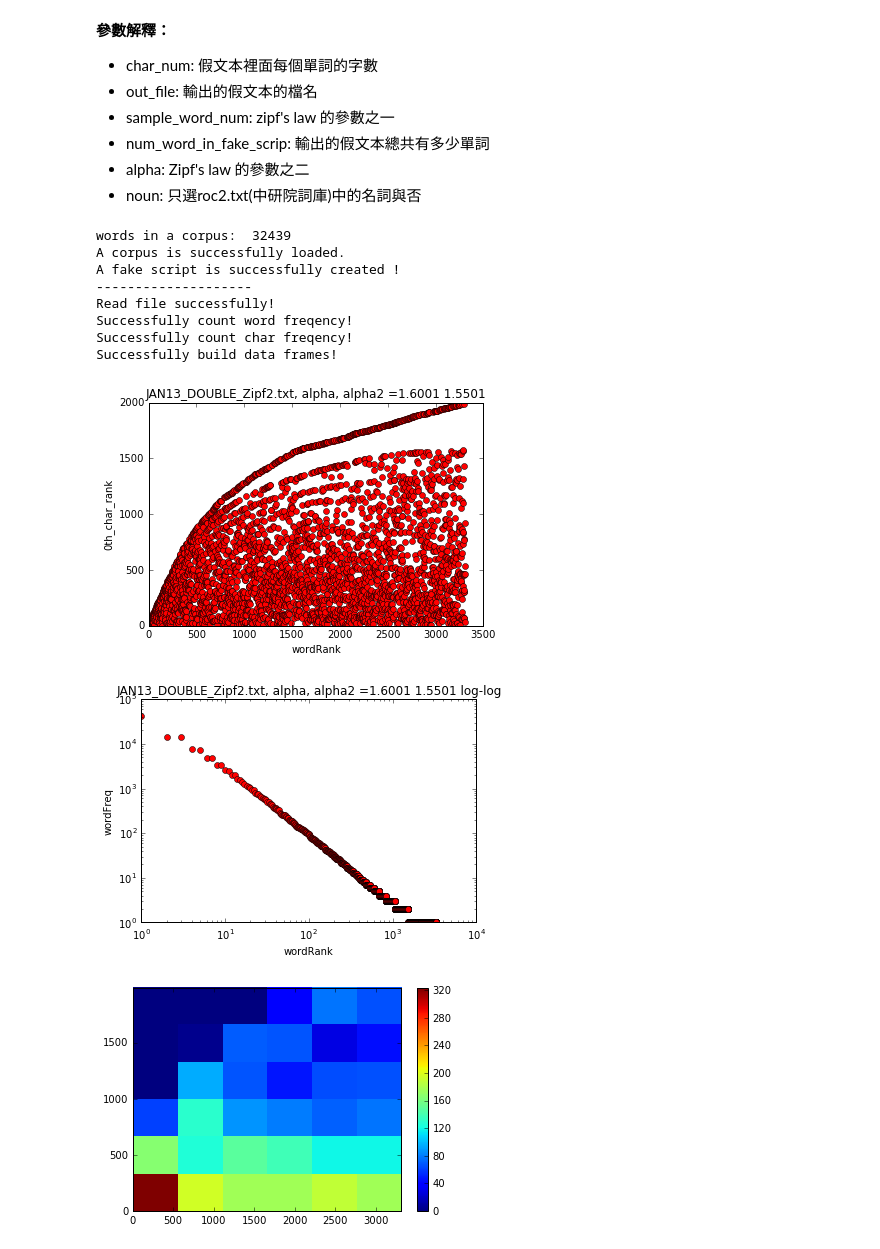
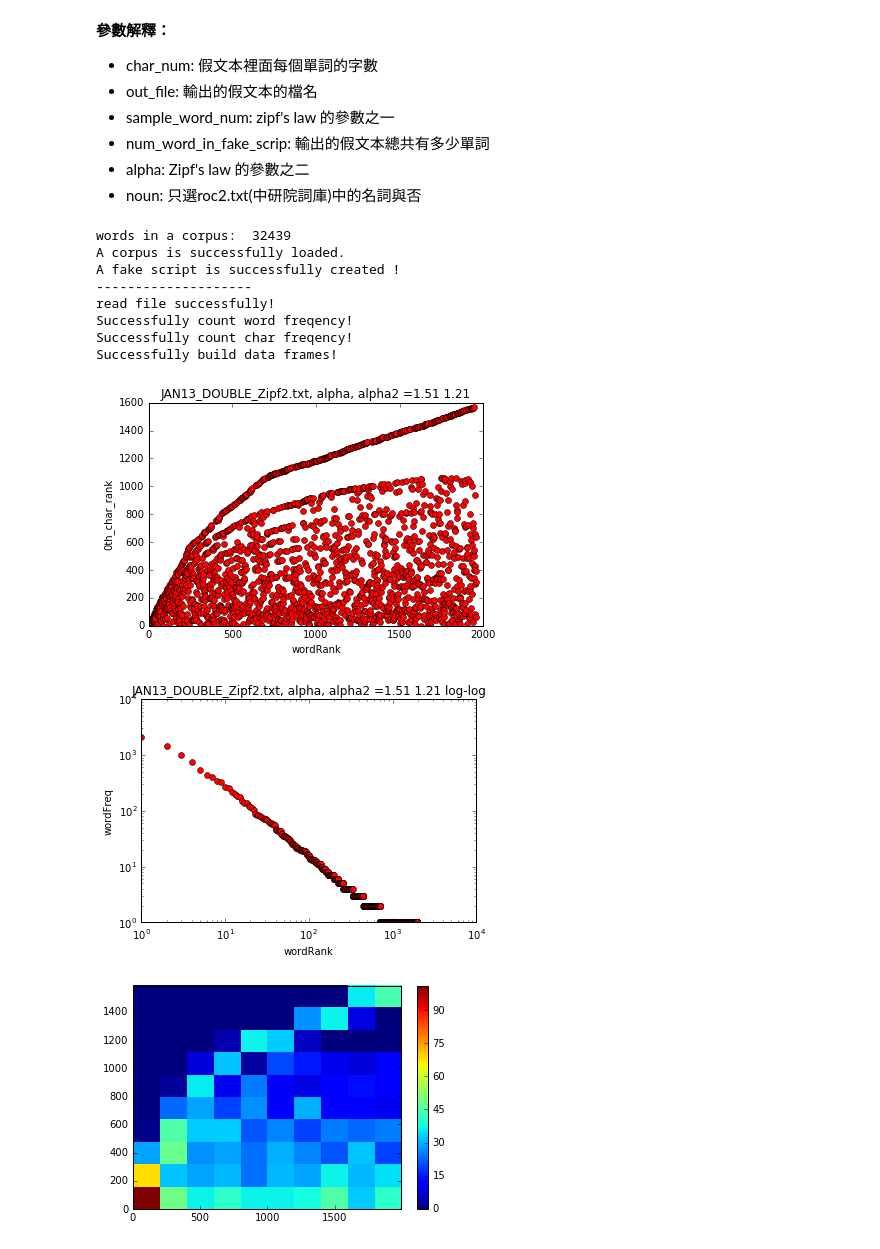
Before and after one commit to godofhoe/2016_Dec_10_fake_script_Vietnamese, a Jupyter notebook: fake_and_doubleZipf_generate_crazy_version.ipynb, the cells around one changed output. Cells and saved outputs as stored; diff of their text form; code cells hidden in the pictures.

```diff
--- a/fake_and_doubleZipf_generate_crazy_version.ipynb
+++ b/fake_and_doubleZipf_generate_crazy_version.ipynb
@@ -114,11 +114,11 @@ def read_file_generate_fake(char_num = 2, out_file =  'fake1.txt', sample_word_n
 # %%
 filename = 'JAN13_DOUBLE_Zipf2.txt' #change filename if you want to get statictical information of another
 ##text file.
-ALPHA = 1.6001
-ALPHA2 = 1.5501
+ALPHA = 1.51
+ALPHA2 = 1.21
 
 read_file_generate_fake(char_num = 2, out_file =  filename, sample_word_num = 8000,
-                            num_word_in_fake_scrip = 200000,
+                            num_word_in_fake_scrip = 20000,
                             alpha = ALPHA, alpha2 = ALPHA2, noun = False)
 #encode = "UTF-16" #(1)
 encode = "UTF-8"   #(2)
@@ -133,16 +133,16 @@ words in a corpus:  32439
 A corpus is successfully loaded.
 A fake script is successfully created !
 --------------------
-Read file successfully!
+read file successfully!
 Successfully count word freqency!
 Successfully count char freqency!
 Successfully build data frames!
-[figure, old version]
+[figure, new version]
-[figure, old version]
+[figure, new version]
 # %%
-draw_density_plot(big, 6 )
+draw_density_plot(big, 10 )
 # %% [output]
-[figure, old version]
+[figure, new version]
 # %%
 print(check_const_ratio(big, feature= "wordRank", criteria = "wordFreq",max_range = 200))
 # %% [output]
```
Also changed, not shown: parts of 15 cells of this notebook.
